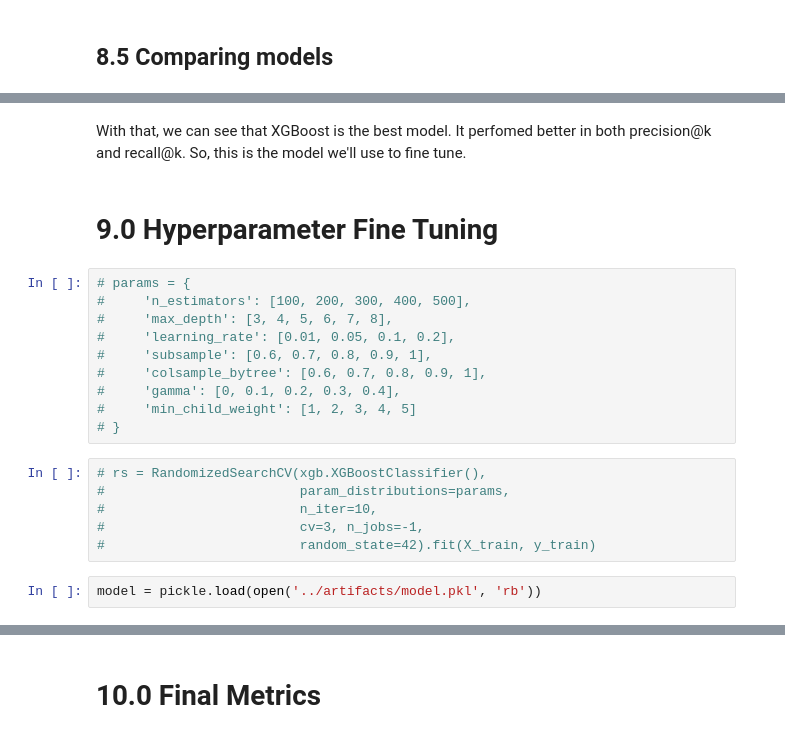
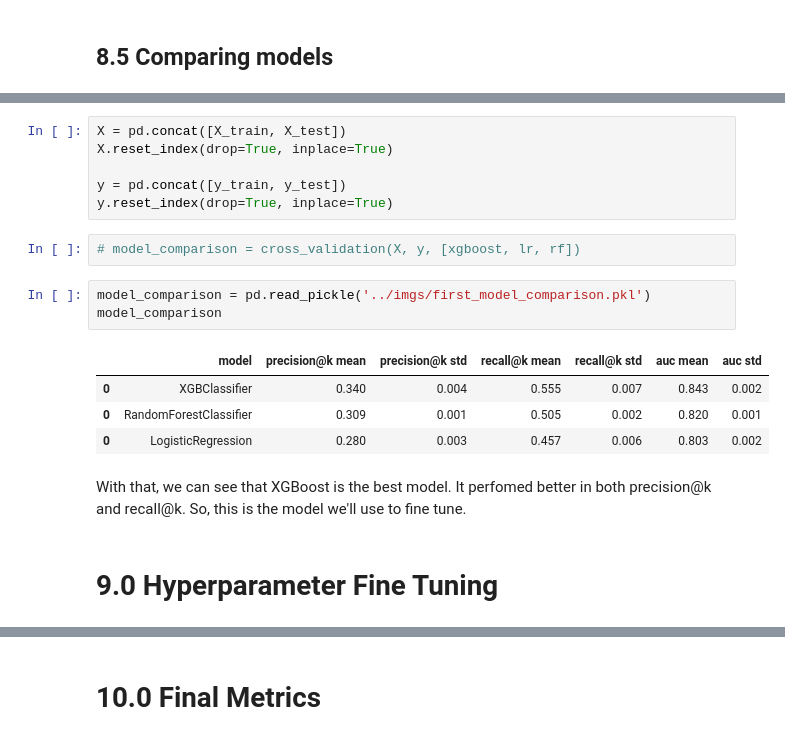
Before and after one commit to AllanCasado/health-insurance-cross-sell, a Jupyter notebook: notebooks/health_insurance_cross_sell.ipynb, the cells around one changed output, grey strips where cells are left out. Cells and saved outputs as stored; diff of their text form.

```diff
--- a/notebooks/health_insurance_cross_sell.ipynb
+++ b/notebooks/health_insurance_cross_sell.ipynb
@@ -1516,22 +1549,20 @@ metrics_at_k[precision_labels]
-# %% [markdown]
-With that, we can see that XGBoost is the best model. It perfomed better in both precision@k and recall@k. So, this is the model we'll use to fine tune.
+# %%
+X = pd.concat([X_train, X_test])
+X.reset_index(drop=True, inplace=True)
+
+y = pd.concat([y_train, y_test])
+y.reset_index(drop=True, inplace=True)
+# %%
+# model_comparison = cross_validation(X, y, [xgboost, lr, rf])
+# %%
+model_comparison = pd.read_pickle('../imgs/first_model_comparison.pkl')
+model_comparison
+# %% [output]
+|  | model | precision@k mean | precision@k std | recall@k mean | recall@k std | auc mean | auc std |
+| 0 | XGBClassifier | 0.340 | 0.004 | 0.555 | 0.007 | 0.843 | 0.002 |
+| 0 | RandomForestClassifier | 0.309 | 0.001 | 0.505 | 0.002 | 0.820 | 0.001 |
+| 0 | LogisticRegression | 0.280 | 0.003 | 0.457 | 0.006 | 0.803 | 0.002 |
+# %% [markdown]
+With that, we can see that XGBoost is the best model. It perfomed better in both precision@k and recall@k. So, this is the model we'll use to fine tune.
 # %% [markdown]
 # 9.0 Hyperparameter Fine Tuning
-# %%
-# params = {
-#     'n_estimators': [100, 200, 300, 400, 500],
-#     'max_depth': [3, 4, 5, 6, 7, 8],
-#     'learning_rate': [0.01, 0.05, 0.1, 0.2],
-#     'subsample': [0.6, 0.7, 0.8, 0.9, 1],
-#     'colsample_bytree': [0.6, 0.7, 0.8, 0.9, 1],
-#     'gamma': [0, 0.1, 0.2, 0.3, 0.4],
-#     'min_child_weight': [1, 2, 3, 4, 5]
-# }
-# %%
-# rs = RandomizedSearchCV(xgb.XGBoostClassifier(),
-#                         param_distributions=params,
-#                         n_iter=10,
-#                         cv=3, n_jobs=-1,
-#                         random_state=42).fit(X_train, y_train)
-# %%
-model = pickle.load(open('../artifacts/model.pkl', 'rb'))
```
Also changed, not shown: parts of 92 cells of this notebook, 9 other files.
